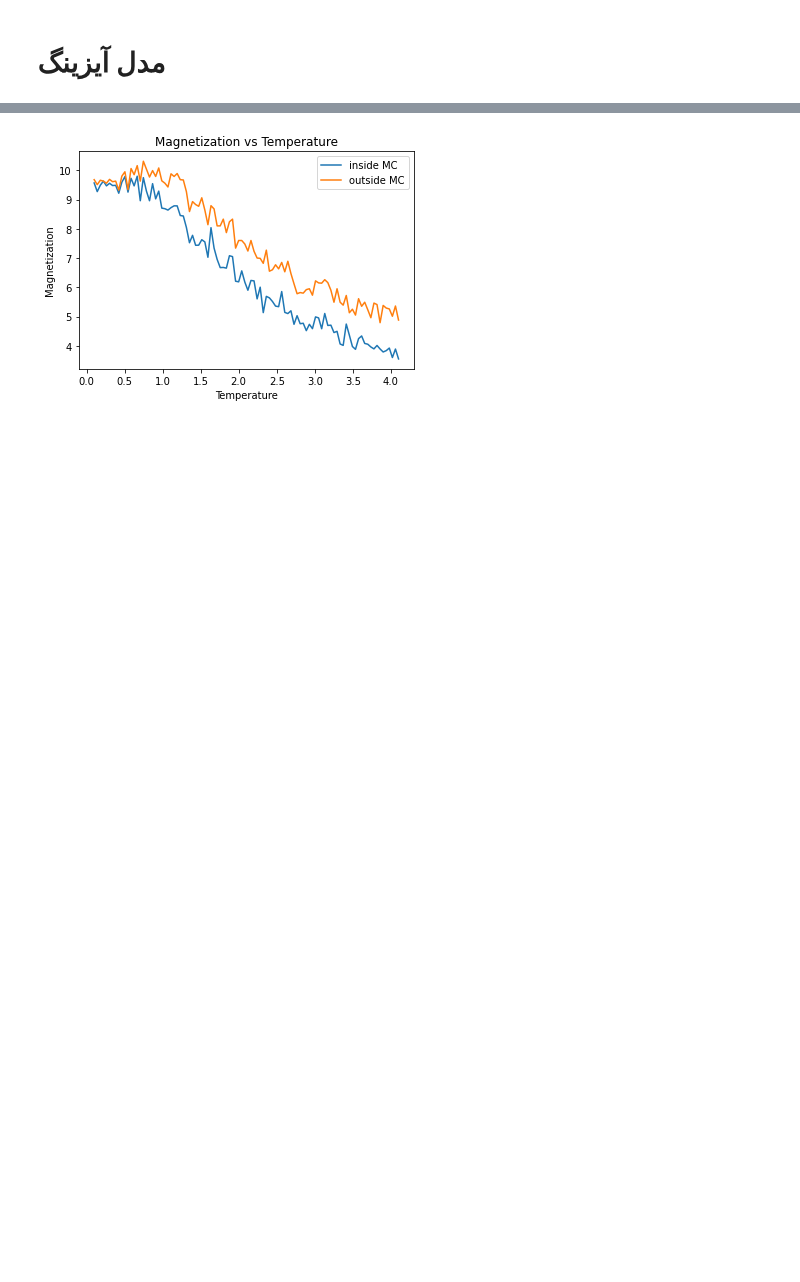
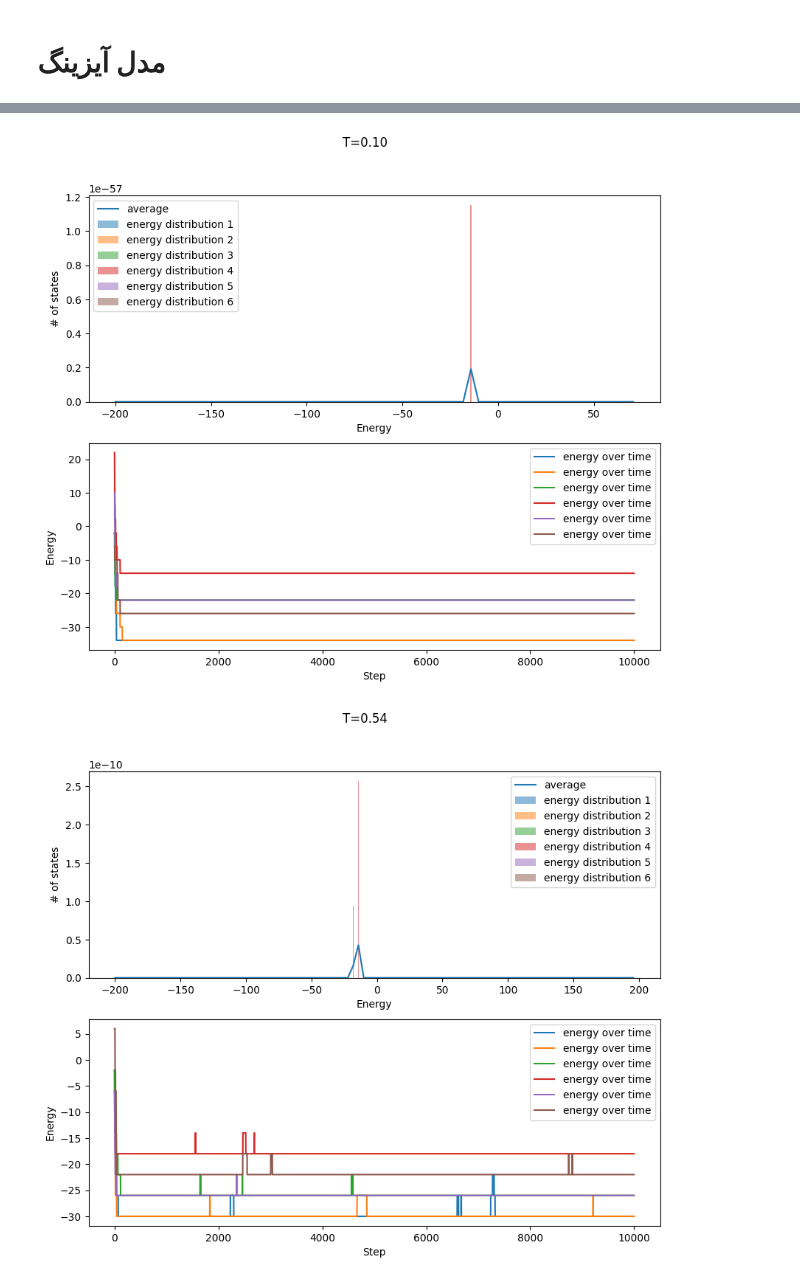
Before and after one commit to hbakhshi/IUTComputationalPhysics, a Jupyter notebook: docs/06/IsingModel.ipynb, the cells around one changed output, grey strips where cells are left out. Drawn from its saved outputs; the diff is of its cells as text; code cells hidden in the pictures; blank space fills up the shorter version.

```diff
--- a/docs/06/IsingModel.ipynb
+++ b/docs/06/IsingModel.ipynb
@@ -133,32 +56,0 @@ plt.show()
-# %%
-M_avg_in = []
-M_avg_out = []
-for T, E, M, A , E_ , M_ in results:
-    # fig, axs = plt.subplots(3, 1, sharex=True, figsize=(10, 8))
-    # fig.suptitle(f"T={T:.2f}")
-    # axs[0].plot(M, label="inside MC")
-    # axs[0].plot(M_, label="outside MC")
-    # axs[0].set_ylabel("Magnetization")
-    # axs[0].legend()
-    # axs[1].plot(E, label="inside MC")
-    # axs[1].plot(E_, label="outside MC")
-    # axs[1].set_ylabel("Energy")
-    # axs[1].legend()
-    # axs[2].plot(A, label=f"T={T:.2f}")
-    # axs[2].set_ylabel("Acceptance rate")
-    # axs[2].set_xlabel("Monte Carlo steps")
-    # axs[2].legend()
-    # plt.show()
-
-    M_avg_out.append(np.mean(np.abs( np.array(M_) )))
-    M_avg_in.append(np.mean(np.abs( np.array(M) )))
-
-plt.plot(temperatures, M_avg_in , label="inside MC")
-plt.plot(temperatures, M_avg_out , label="outside MC")
-plt.legend()
-plt.title("Magnetization vs Temperature")
-plt.xlabel("Temperature")
-plt.ylabel("Magnetization")
-plt.show()
-# %% [output]
-[figure, removed]
@@ -164,0 +85,47 @@ plt.show()
+# %%
+M_avg = []
+M_stdev = []
+
+e_bins = np.linspace(-2*N**2 , 2*N**2 , 100)
+for T in temperatures:
+    res = [ r for r in allResults if r[0] == T ]
+    Es_ = [ r[1] for r in res ]
+    Es = [ r[2] for r in res ]
+    Ms = [ r[3] for r in res ]
+    As = [ r[4] for r in res ]
+
+    fig, axs = plt.subplots(2, 1, sharex=False, figsize=(10, 8))
+    fig.suptitle(f"T={T:.2f}")
+    def ehist(E, T):
+        h , b = np.histogram(E , bins=e_bins)
+        hf = h.astype(float )
+        hf /= np.exp( -b[:-1] / T)
+        return hf
+    for i, E in enumerate(Es):
+        axs[0].bar( e_bins[:-1] , ehist(E , T) , label=f'energy distribution {i}' , alpha=0.5)
+    axs[0].plot( e_bins[:-1] , ehist( np.concatenate(Es) , T )/N_Simulations , label='average')
+    axs[0].set_ylabel("# of states")
+    axs[0].set_xlabel("Energy")
+    axs[0].legend()
+
+    for i, E_ in enumerate(Es_):
+        axs[1].plot(E_, label=f'energy over time {i}' , alpha=0.5)
+    axs[1].set_ylabel("Energy")
+    axs[1].set_xlabel("Step")
+    axs[1].legend()
+
+    plt.show()
+    M_vals = [ np.mean( np.abs( M[::1] ) ) for M in Ms ]
+    M_avg.append( np.mean(M_vals) )
+    M_stdev.append( np.std(M_vals) )
+
+#now plot magnetization with error bars
+plt.errorbar(temperatures, M_avg , yerr=M_stdev , label="inside MC")
+plt.legend()
+plt.title("Magnetization vs Temperature")
+plt.xlabel("Temperature")
+plt.ylabel("Magnetization")
+plt.show()
+# %% [output]
+[figure, added]
+[figure, added]
```
Also changed, not shown: parts of 4 cells of this notebook, 1 other file.
